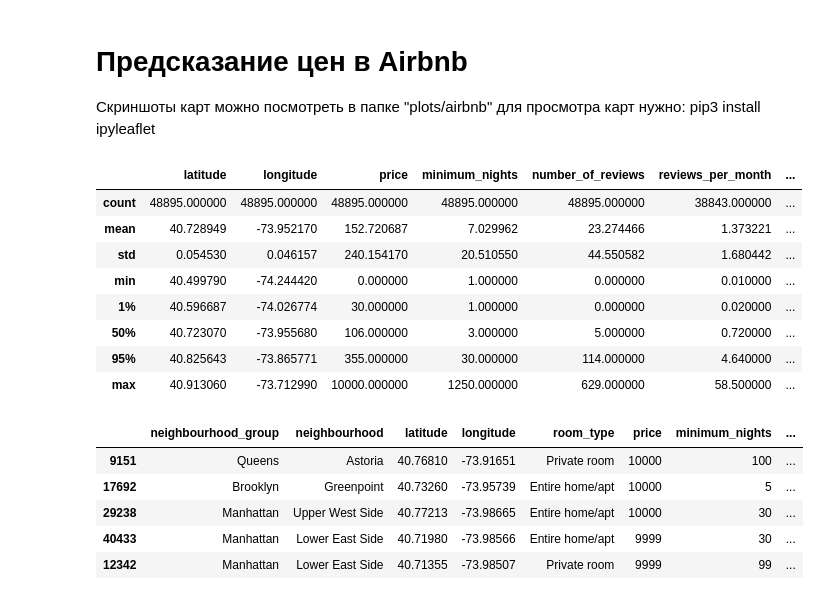
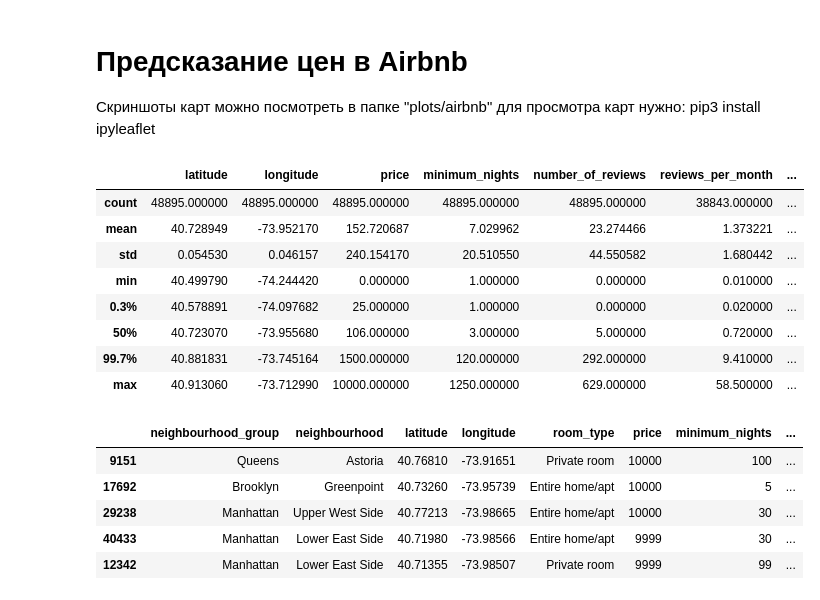
Before and after one commit to TefloniusMonk/intro, a Jupyter notebook: notebooks/air_bnb.ipynb, the cells around one changed output. Cells and saved outputs as stored; diff of their text form; code cells hidden in the pictures.

```diff
--- a/notebooks/air_bnb.ipynb
+++ b/notebooks/air_bnb.ipynb
@@ -28,18 +28,18 @@ from scipy.spatial import distance
 # %%
 data_file = "../csv/airbnb/air_bnb.csv"
 dataset = pd.read_csv(data_file)
 for feature in "id, name, host_id, host_name, last_review".split(", "):
     dataset.drop(feature,inplace=True, axis=1)
-dataset.describe(percentiles=[0.01, 0.95])
+dataset.describe(percentiles=[0.003, 0.997])
 # %% [output]
 |  | latitude | longitude | price | minimum_nights | number_of_reviews | reviews_per_month | ... |
 | count | 48895.000000 | 48895.000000 | 48895.000000 | 48895.000000 | 48895.000000 | 38843.000000 | ... |
 | mean | 40.728949 | -73.952170 | 152.720687 | 7.029962 | 23.274466 | 1.373221 | ... |
 | std | 0.054530 | 0.046157 | 240.154170 | 20.510550 | 44.550582 | 1.680442 | ... |
 | min | 40.499790 | -74.244420 | 0.000000 | 1.000000 | 0.000000 | 0.010000 | ... |
-| 1% | 40.596687 | -74.026774 | 30.000000 | 1.000000 | 0.000000 | 0.020000 | ... |
+| 0.3% | 40.578891 | -74.097682 | 25.000000 | 1.000000 | 0.000000 | 0.020000 | ... |
 | 50% | 40.723070 | -73.955680 | 106.000000 | 3.000000 | 5.000000 | 0.720000 | ... |
-| 95% | 40.825643 | -73.865771 | 355.000000 | 30.000000 | 114.000000 | 4.640000 | ... |
+| 99.7% | 40.881831 | -73.745164 | 1500.000000 | 120.000000 | 292.000000 | 9.410000 | ... |
 | max | 40.913060 | -73.712990 | 10000.000000 | 1250.000000 | 629.000000 | 58.500000 | ... |
 # %%
 dataset.sort_values(by='price',ascending=False).head()
```
Also changed, not shown: parts of 14 cells of this notebook.
